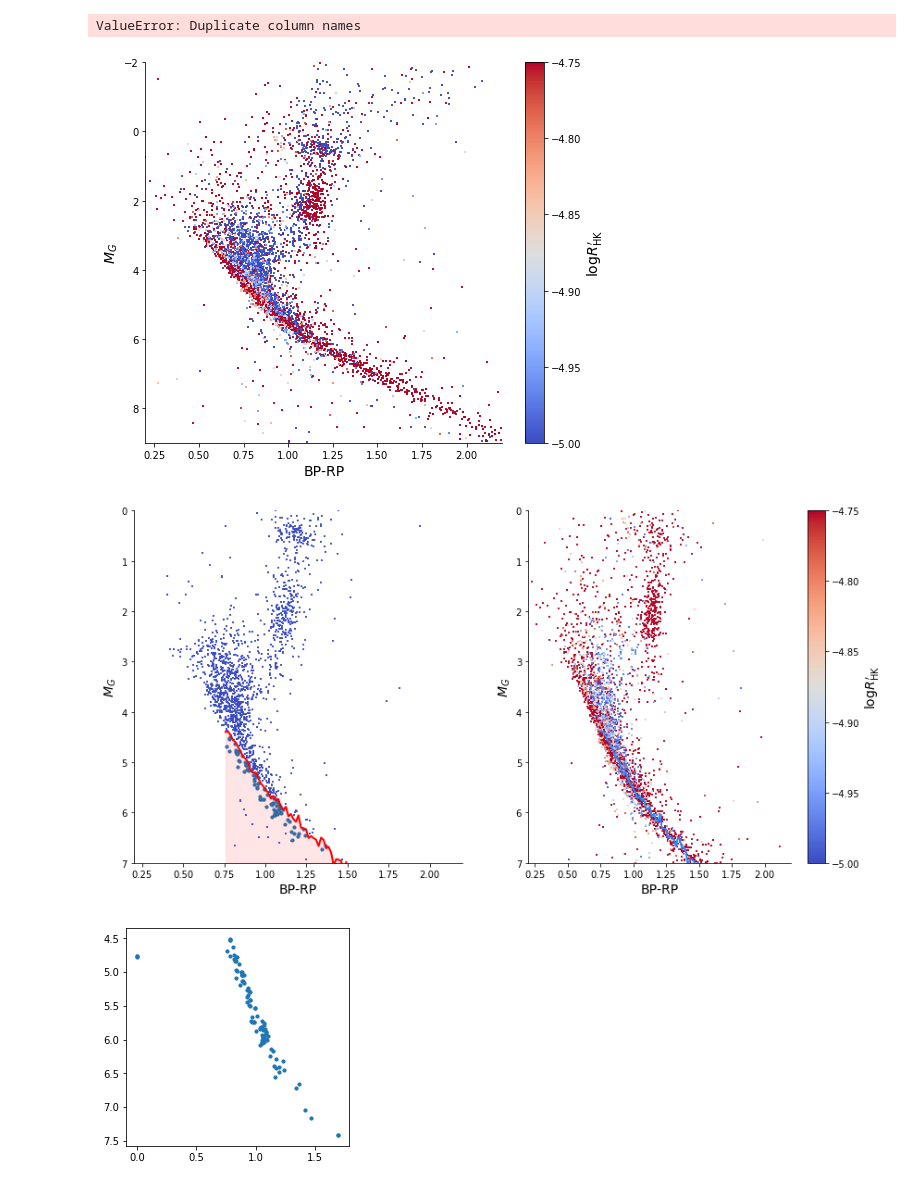
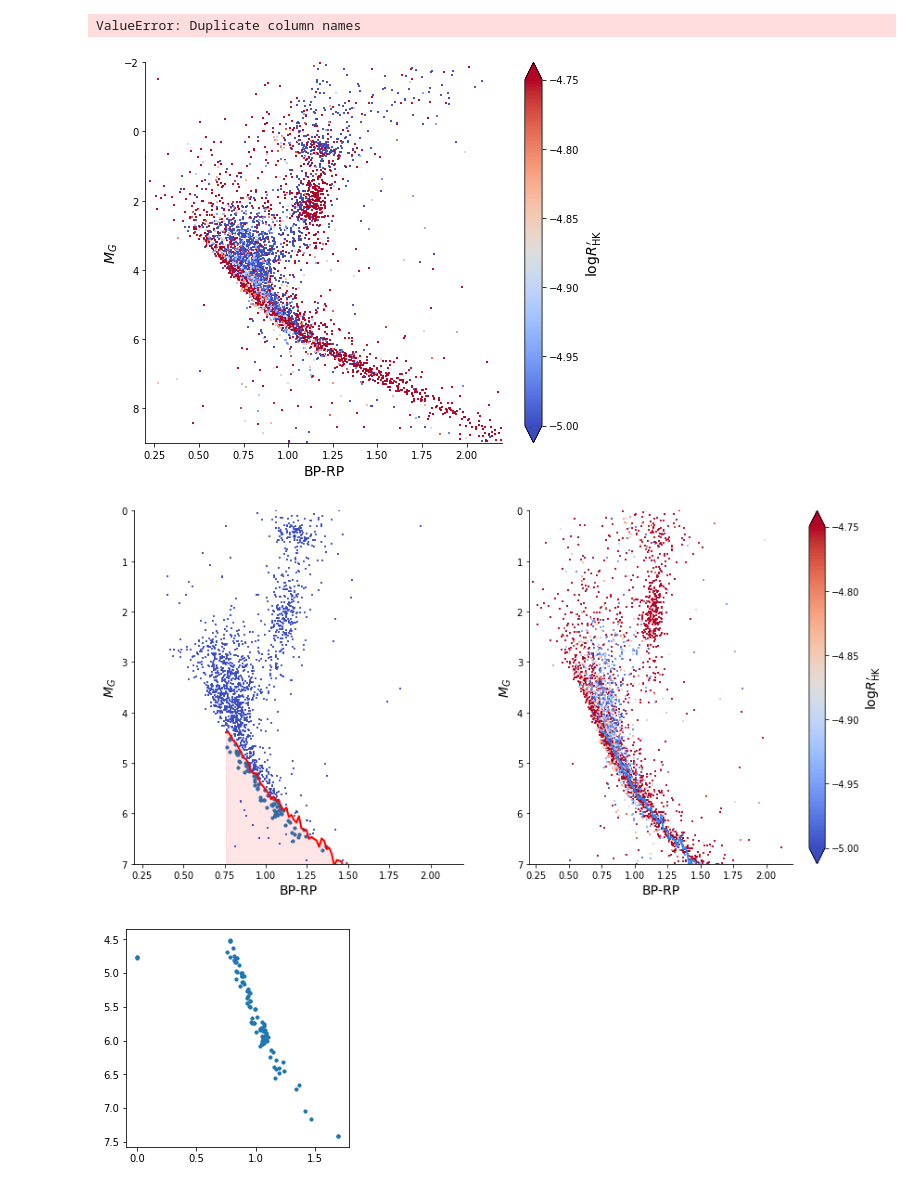
Before and after one commit to bmorris3/annierussell, a Jupyter notebook: inactive_ms.ipynb, the cells around one changed output. Cells and saved outputs as stored; diff of their text form; code cells hidden in the pictures.

```diff
--- a/inactive_ms.ipynb
+++ b/inactive_ms.ipynb
@@ -5,6 +5,7 @@ import numpy as np
 from astropy.table import Table, join, vstack, hstack, Column
 # %%
 t1 = Table.read('1529675828990A.csv') # Isaacson 2010
+t1.add_index('Name')
 
 t2 = Table.read('1529675935385A.csv') # Brewer Spocs 2016
 
@@ -99,28 +100,28 @@ names = np.hstack([list(t1['Name'].data.data), list(t2['Name'].data.data),
 # %%
 fig, ax = plt.subplots(figsize=(8, 7))
 vmin, vmax = -5, -4.75
 # vmin, vmax = -5, -4
 cmap = plt.cm.coolwarm #plt.cm.viridis_r
 cax = plt.scatter(bp_rp, absmag, marker=',', s=1, c=logrhk, vmin=vmin, vmax=vmax, cmap=cmap, rasterized=True)
 
-cbar = plt.colorbar(cax)
+cbar = plt.colorbar(cax, extend='both')
 cbar.set_label('$\log R^\prime_\mathrm{HK}$', fontsize=14)
 plt.gca().invert_yaxis()
 # plt.xlim([0.5, 1.5]) # MS
 # plt.ylim([7, 3.5])
 
 plt.xlim([0.2, 2.2]) # all
 plt.ylim([9, -2])
 
 for s in ['right', 'top']:
     ax.spines[s].set_visible(False)
 
 plt.xlabel('BP-RP', fontsize=14)
 plt.ylabel('$M_G$', fontsize=14)
 fig.savefig('ms.pdf', bbox_inches='tight')
 fig.savefig('ms.png', dpi=200, bbox_inches='tight')
 # %% [output]
-[figure, old version]
+[figure, new version]
 # %%
 from scipy.stats import binned_statistic
 
@@ -153,7 +154,7 @@ ax[1].plot(bincenters, bs.statistic, color='DodgerBlue', lw=2)
 
 ax[0].fill_between(bincenters, bs.statistic, 7, color='r', alpha=0.1)
 
-cbar = plt.colorbar(cax)
+cbar = plt.colorbar(cax, extend='both')
 cbar.set_label('$\log R^\prime_\mathrm{HK}$', fontsize=14)
 plt.gca().invert_yaxis()
 
@@ -165,8 +166,9 @@ for axis in ax:
 
     axis.set_xlabel('BP-RP', fontsize=14)
     axis.set_ylabel('$M_G$', fontsize=14)
+fig.savefig('hrd.png', dpi=200)
 # %% [output]
-[figure, old version]
+[figure, new version]
 # %%
 fig, ax = plt.subplots(figsize=(4, 4))
 ax.scatter(bp_rp[inactive_dwarf], absmag[inactive_dwarf], s=10)
```
Also changed, not shown: parts of 18 cells of this notebook.
